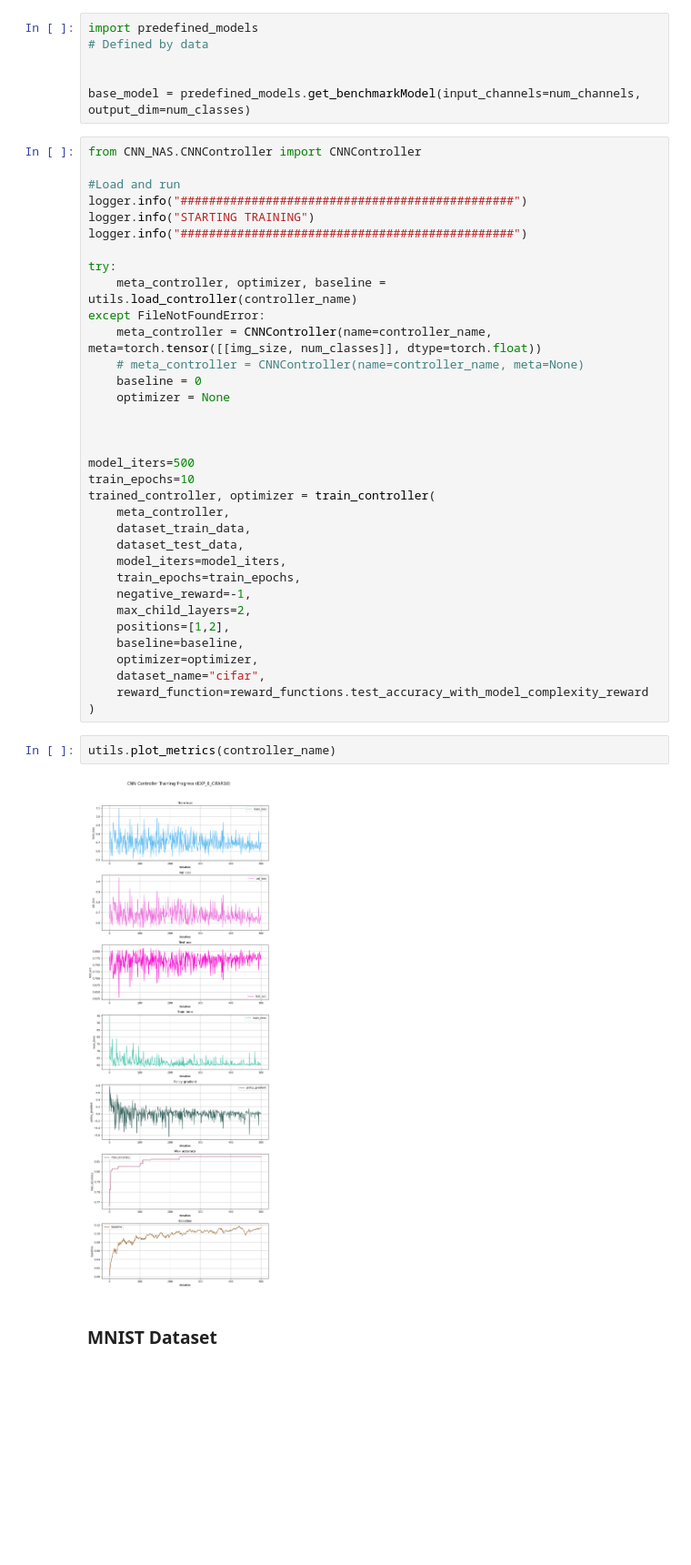
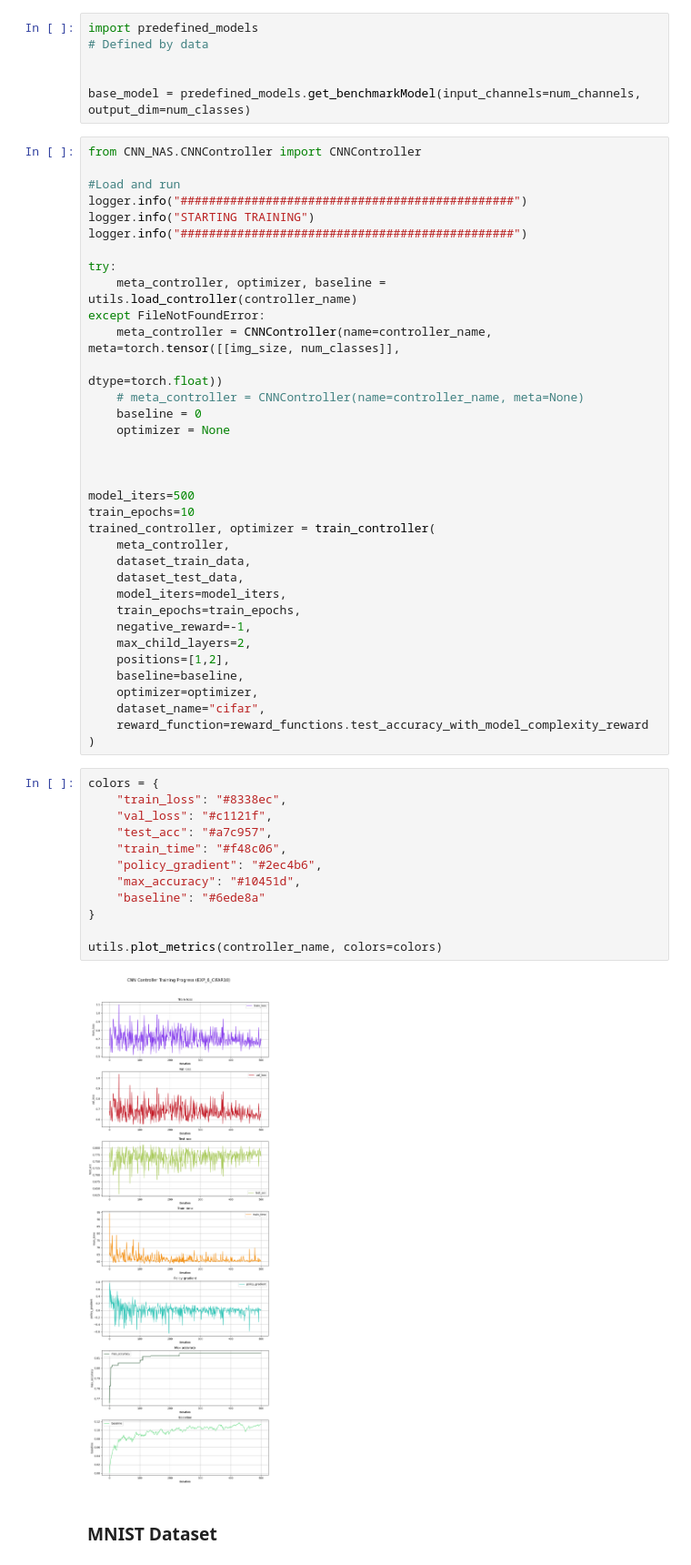
Before and after one commit to rahul0299/neural-arch-search-cs5242, a Jupyter notebook: cnn-nas-experiment-1.ipynb, the cells around one changed output. Shown: that part at 91% size. Drawn from its saved outputs; the diff is of its cells as text; blank space fills up the shorter version.

```diff
--- a/cnn-nas-experiment-1.ipynb
+++ b/cnn-nas-experiment-1.ipynb
@@ -282,7 +282,8 @@ logger.info("###############################################")
 try:
     meta_controller, optimizer, baseline = utils.load_controller(controller_name)
 except FileNotFoundError:
-    meta_controller = CNNController(name=controller_name, meta=torch.tensor([[img_size, num_classes]], dtype=torch.float))
+    meta_controller = CNNController(name=controller_name, meta=torch.tensor([[img_size, num_classes]],
+                                                                            dtype=torch.float))
     # meta_controller = CNNController(name=controller_name, meta=None)
     baseline = 0
     optimizer = None
@@ -306,9 +307,19 @@ trained_controller, optimizer = train_controller(
     reward_function=reward_functions.test_accuracy_with_model_complexity_reward
 )
 # %%
-utils.plot_metrics(controller_name)
+colors = {
+    "train_loss": "#8338ec",
+    "val_loss": "#c1121f",
+    "test_acc": "#a7c957",
+    "train_time": "#f48c06",
+    "policy_gradient": "#2ec4b6",
+    "max_accuracy": "#10451d",
+    "baseline": "#6ede8a"
+}
+
+utils.plot_metrics(controller_name, colors=colors)
 # %% [output]
-[figure, old version]
+[figure, new version]
 # %% [markdown]
 ### MNIST Dataset
 # %%
```
Also changed, not shown: 3 other files.
